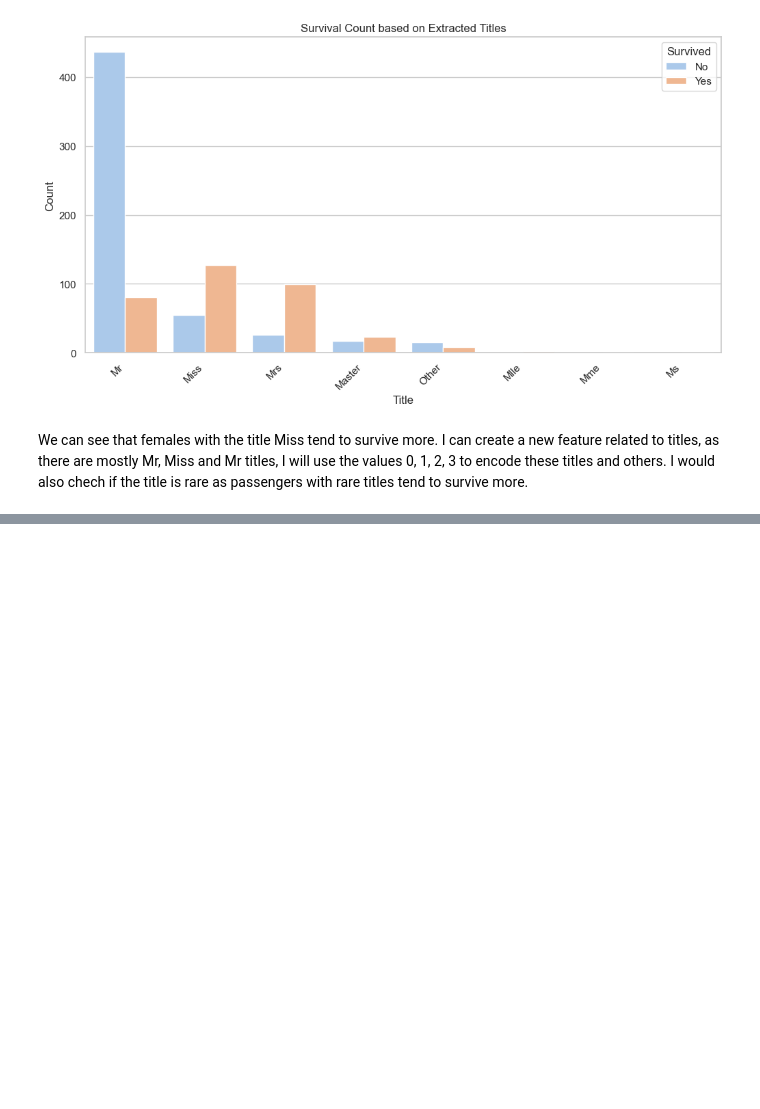
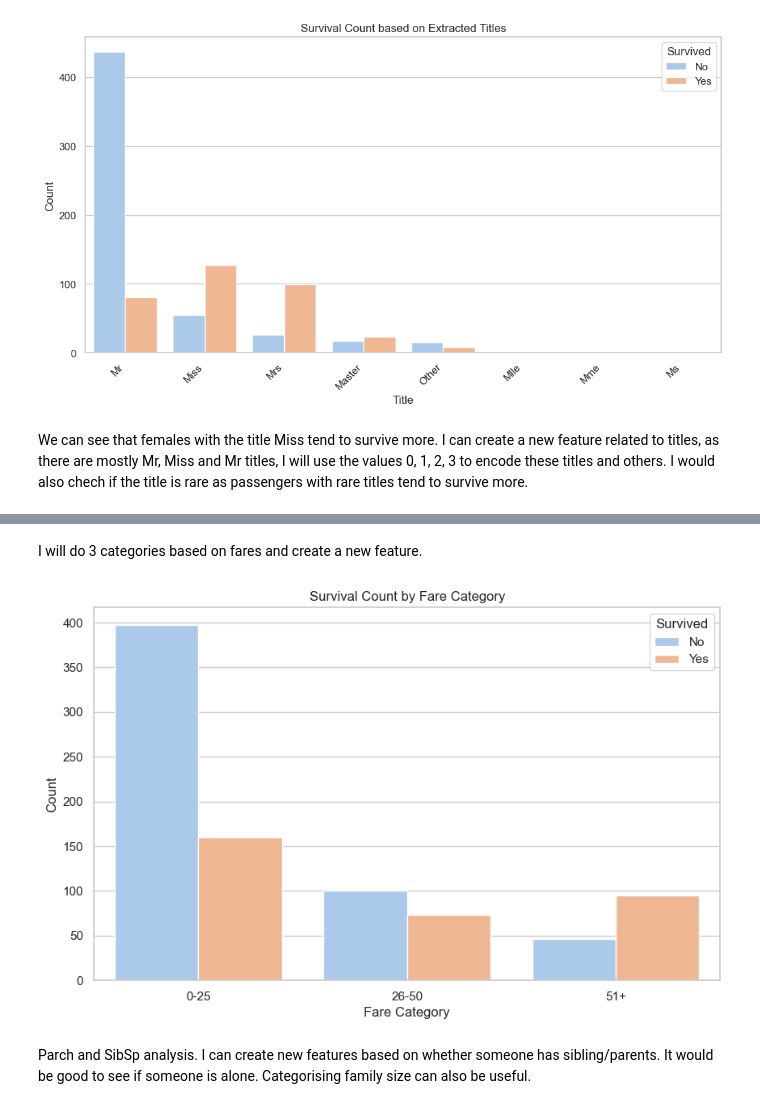
Before and after one commit to alshadani/Kaggle_Titanic, a Jupyter notebook: src/solution.ipynb, the cells around one changed output, grey strips where cells are left out. Cells and saved outputs as stored; diff of their text form; code cells hidden in the pictures; blank space fills up the shorter version.

```diff
--- a/src/solution.ipynb
+++ b/src/solution.ipynb
@@ -169,0 +193,31 @@ train_data_cleaned['Is_Rare_Title'] = train_data_cleaned['Title'].isin(rare_titl
+# %% [markdown]
+I will do 3 categories based on fares and create a new feature.
+# %%
+# Define bins for fare categories
+fare_bins = [0, 25, 50, float('inf')]
+fare_labels = ['0-25', '26-50', '51+']
+
+# Create a new column 'Fare_Category' based on fare bins
+train_data_cleaned['Fare_Category'] = pd.cut(train_data_cleaned['Fare'], bins=fare_bins, labels=fare_labels, right=False)
+sns.set(style="whitegrid")
+
+plt.figure(figsize=(10, 6))
+sns.countplot(x='Fare_Category', hue='Survived', data=train_data_cleaned, palette='pastel')
+
+# Add labels and title
+plt.title('Survival Count by Fare Category')
+plt.xlabel('Fare Category')
+plt.ylabel('Count')
+
+# Add legend
+plt.legend(title='Survived', loc='upper right', labels=['No', 'Yes'])
+
+# Show the plot
+plt.show()
+
+fare_category_mapping = {'0-25' : 0, '26-50' : 1, '51+' : 2}
+train_data_cleaned['Fare_Category'] = train_data_cleaned['Fare_Category'].map(fare_category_mapping)
+# %% [output]
+[figure, added]
+# %% [markdown]
+Parch and SibSp analysis. I can create new features based on whether someone has sibling/parents. It would be good to see if someone is alone. Categorising family size can also be useful.
```
Also changed, not shown: parts of 4 cells of this notebook.
